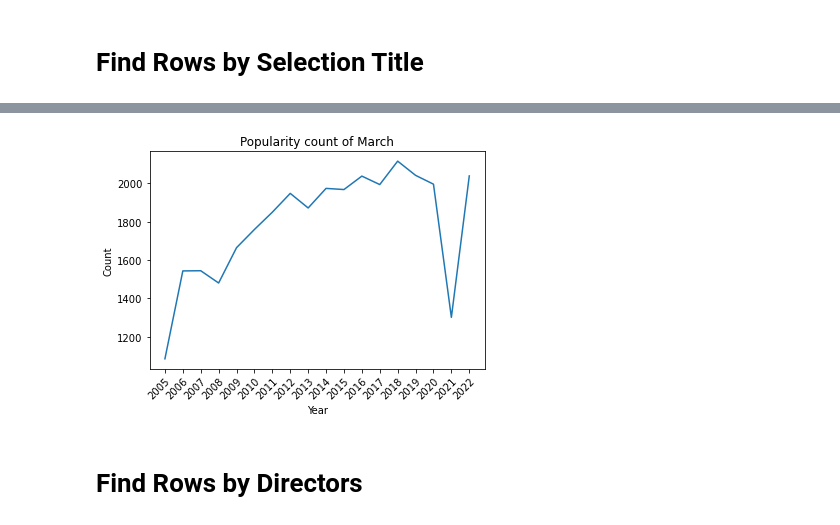
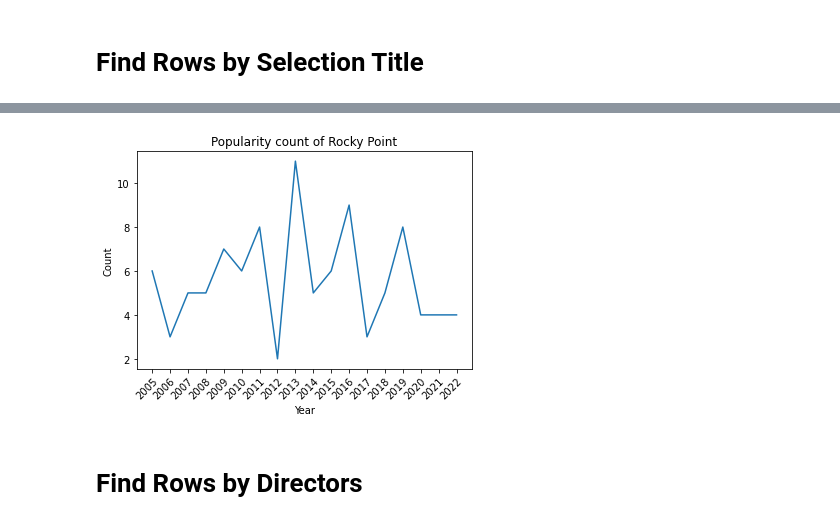
Before and after one commit to macdkw89/uil_results, a Jupyter notebook: data.ipynb, the cells around one changed output, grey strips where cells are left out. Drawn from its saved outputs; the diff is of its cells as text; code cells hidden in the pictures.

```diff
--- a/data.ipynb
+++ b/data.ipynb
@@ -189,31 +185,31 @@ selection_finder(selection, df, year, class_list, conf_list)
 # %%
-selection = 'March'
+selection = 'Rocky Point'
 yearly_count_values = []
 selection_finder_df = df
 
 
 for y in year_list:
     selection_finder_df = selection_finder(selection, df, [y], class_list, conf_list)
     yearly_count_values.append(len(selection_finder_df))
 
 # make a line graph of the yearly count of selections
 def yearly_count_plotter(yearly_count_values):
     fig, ax = plt.subplots()
     ax.plot(yearly_count_values)
     ax.set_title(f'Popularity count of {selection}')
     ax.set_xlabel('Year')
     ax.set_ylabel('Count')
     # set number of ticks on x-axis to match len(year_list)
     ax.set_xticks(range(len(year_list)))
     # set x labels to year_list
     ax.set_xticklabels(year_list)
     # rotate x-axis labels
     plt.setp(ax.get_xticklabels(), rotation=45, ha="right", rotation_mode="anchor")
     plt.show()
 
 yearly_count_plotter(yearly_count_values)
 # %% [output]
-[figure, old version]
+[figure, new version]
 # %% [markdown]
 # Find Rows by Directors
 # %%
```
Also changed, not shown: parts of 3 cells of this notebook.
